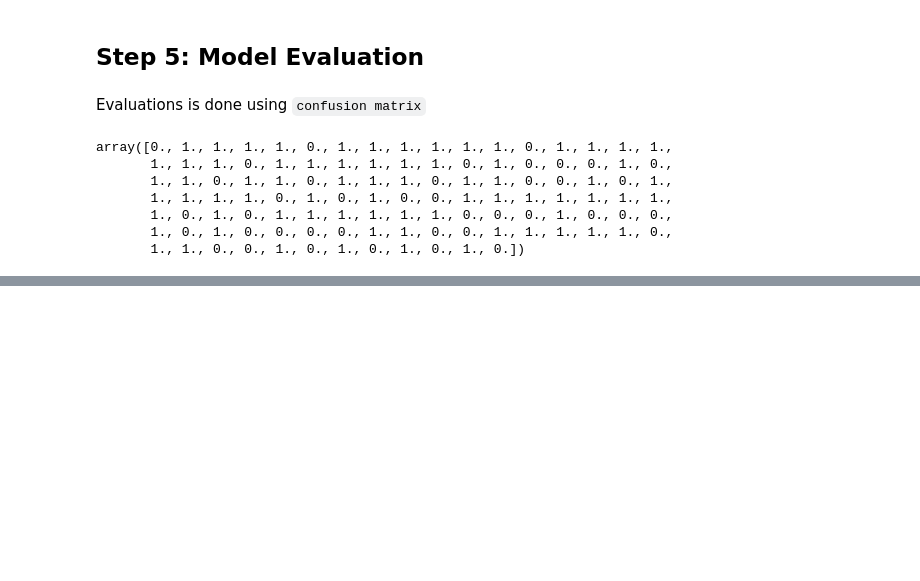
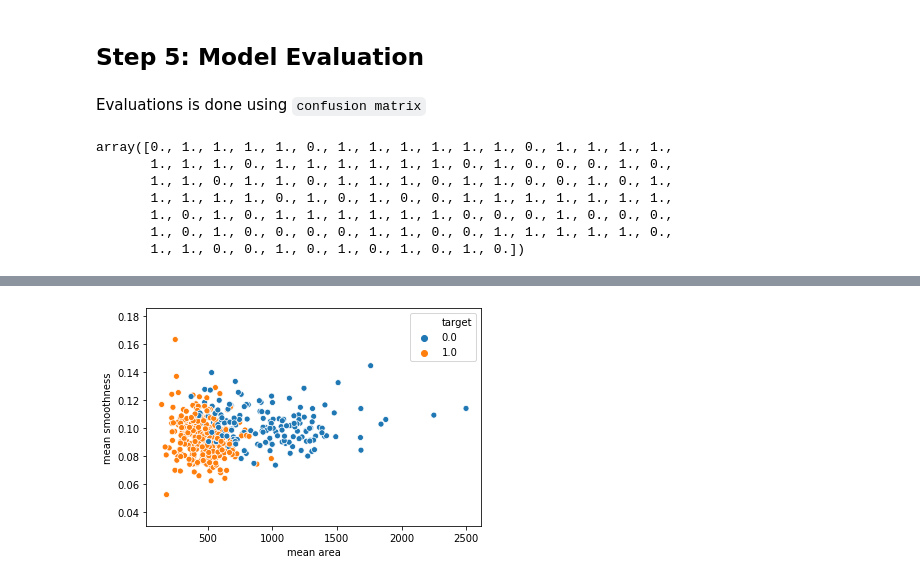
Before and after one commit to nahaktarun/Breast-cancer-classification, a Jupyter notebook: Breast-Cancer-Classification.ipynb, the cells around one changed output, grey strips where cells are left out. Drawn from its saved outputs; the diff is of its cells as text; code cells hidden in the pictures; blank space fills up the shorter version.

```diff
--- a/Breast-Cancer-Classification.ipynb
+++ b/Breast-Cancer-Classification.ipynb
@@ -282,0 +311,5 @@ sns.heatmap(cm)
+# %%
+# Training data without scaling i.e without normalization
+sns.scatterplot(x = X_train["mean area"], y = X_train["mean smoothness"], hue = y_train);
+# %% [output]
+[figure, added]
```
Also changed, not shown: parts of 24 cells of this notebook.
